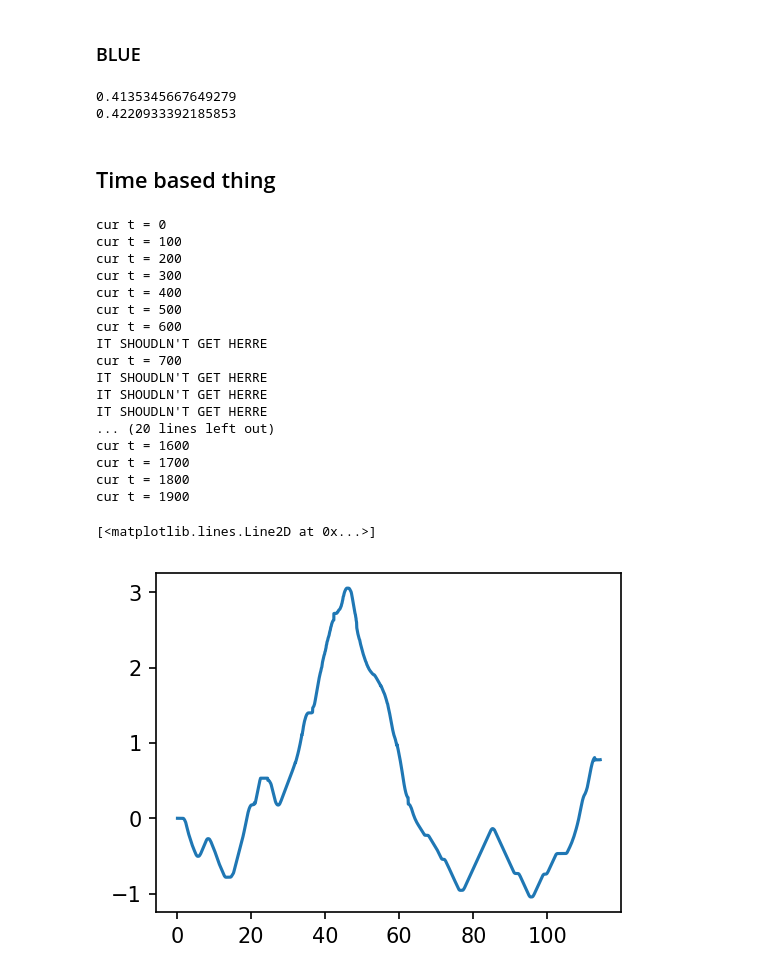
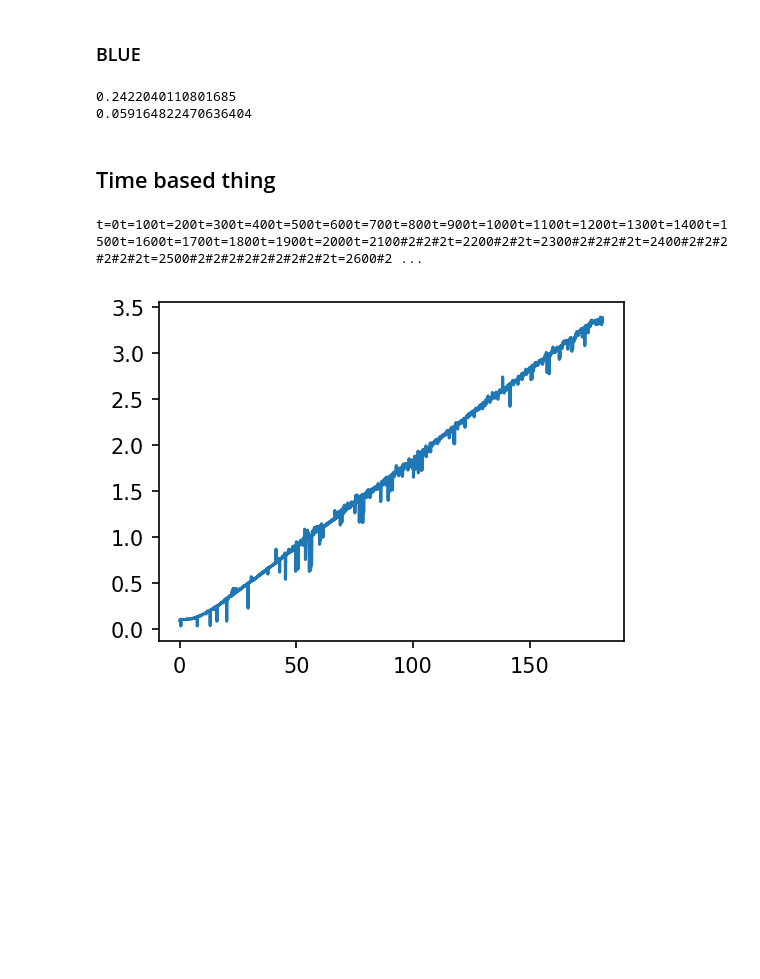
Before and after one commit to Laserbean/ENMT482_Ass1, a Jupyter notebook: Assignment1.ipynb, the cells around one changed output. Drawn from its saved outputs; the diff is of its cells as text; code cells hidden in the pictures; blank space fills up the shorter version.

```diff
--- a/Assignment1.ipynb
+++ b/Assignment1.ipynb
@@ -317,17 +317,17 @@ X_now = lambda x_prev, u_prev, dt: x_prev + g(x_prev, u_prev, dt) #+ Wcur
 # %%
 
-# filename = 'training2.csv'
-# data2 = np.loadtxt(filename, delimiter=',', skiprows=1)
+filename = 'training2.csv'
+data2 = np.loadtxt(filename, delimiter=',', skiprows=1)
 
-# # Split into columns
-# index, time, range_, velocity_command, raw_ir1, raw_ir2, raw_ir3, raw_ir4, sonar1, sonar2 = data2.T
+# Split into columns
+index, time, range_, velocity_command, raw_ir1, raw_ir2, raw_ir3, raw_ir4, sonar1, sonar2 = data2.T
 # %%
 
-filename = 'test.csv'
-data2 = np.loadtxt(filename, delimiter=',', skiprows=1)
+# filename = 'test.csv'
+# data2 = np.loadtxt(filename, delimiter=',', skiprows=1)
 
-# Split into columns
-index, time, velocity_command, raw_ir1, raw_ir2, raw_ir3, raw_ir4, sonar1, sonar2 = data2.T
+# # Split into columns
+# index, time, velocity_command, raw_ir1, raw_ir2, raw_ir3, raw_ir4, sonar1, sonar2 = data2.T
 # %% [markdown]
 ## next
 # %%
@@ -685,8 +685,8 @@ if (not g_2ir4 == None):
 g_blue = topsum / totalvar
 print(g_blue)
 # %% [output]
-0.4135345667649279
-0.4220933392185853
+0.2422040110801685
+0.059164822470636404
 # %% [markdown]
 ## Time based thing
 # %%
@@ -699,26 +699,31 @@ g_blue = 0
 
 x_estimate = np.array([0])
 x_now = 0
+x_prev = 0
 
-tooFar = 0.1
-for t in range(0, len(time)):
+tooFar = 0.3
+theend = len(time)-1
+for t in range(0, theend): #len(time)
     if (np.mod(t, 100) == 0) :
-        print(f"cur t = {t}")
+        print(f"t={t}", end = "")
 
 
     totalvar = 0
     topsum = 0
 
     x_now = X_now(g_blue, velocity_command[t-1], dt   )#   , W(x_estimate[i-1], command[i-1], dt))
-    x_estimate = np.append(x_estimate, x_now)
 
-    topsum += x_now/W_var
-    totalvar += 1/W_var
+    # x_estimate = np.append(x_estimate, x_now)
+
+    if not np.isnan(x_now):
+        topsum += x_now/W_var
+        totalvar += 1/W_var
 
 
 
     g_sonar, _= invertH(h_sn1, sonar1[t])
     varsn1 = var_x_sn1[findIndex2(g_sonar, xaxis_sn1)]
+    # varsn1 = 0.8
 
     if (np.abs(g_blue - g_sonar) < tooFar):
         topsum += g_sonar/varsn1
@@ -733,68 +738,52 @@ for t in range(0, len(time)):
     #         g_1ir3 = None
 
     if (not g_1ir3 == None and np.abs(g_blue - g_1ir3) < tooFar):
-        # varir31 = var_x_ir3[findIndex2(g_1ir3, xaxis_ir3)]
-        varir31 = 0.5
+        varir31 = var_x_ir3[findIndex2(g_1ir3, xaxis_ir3)]
+        # varir31 = 0.5
         topsum += g_1ir3/varir31
         totalvar += 1/varir31
 
     if (not g_2ir3 == None and np.abs(g_blue - g_2ir3) < tooFar):
-        # varir32 = var_x_ir3[findIndex2(g_2ir3, xaxis_ir3)]
-        varir32 = 0.5
+        varir32 = var_x_ir3[findIndex2(g_2ir3, xaxis_ir3)]
+        # varir32 = 0.5
         topsum += g_2ir3/varir32
         totalvar += 1/varir32
 
     g_1ir4, g_2ir4 = ambInvertH(h_ir4, raw_ir4[t], mid=0.44)
 
     # if (not g_1ir4 == None and not g_2ir4 == None):
     #     if np.abs(g_1ir4 -g_blue) < np.abs(g_2ir4 -g_blue):
     #         g_2ir4 = None
     #     else:
     #         g_1ir4 = None
 
 
 
     if (not g_1ir4 == None and np.abs(g_blue - g_1ir4) < tooFar):
-        # varir41 = var_x_ir4[findIndex2(g_1ir4, xaxis_ir4)]
-        varir41 = 0.5
+        varir41 = var_x_ir4[findIndex2(g_1ir4, xaxis_ir4)]
+        # varir41 = 0.5
         topsum += g_1ir4/varir41
         totalvar += 1/varir41
     if (not g_2ir4 == None and np.abs(g_blue - g_2ir4) < tooFar):
-        # varir42 = var_x_ir4[findIndex2(g_2ir4, xaxis_ir4)]
-        varir42 =0.5
+        varir42 = var_x_ir4[findIndex2(g_2ir4, xaxis_ir4)]
+        # varir42 =0.5
         topsum += g_2ir4/varir42
 
         totalvar += 1/varir42
 
     if (totalvar != 0):
         g_blue = topsum / totalvar
 
     range_est = np.append(range_est, g_blue)
 
 
 
     # print(g_blue)
 plt.figure(figsize=(4,3), dpi = 150 )
-plt.plot(time, range_est)
+plt.plot(time[0:theend], range_est)
+print(time[theend])
 # %% [output]
-cur t = 0
-cur t = 100
-cur t = 200
-cur t = 300
-cur t = 400
-cur t = 500
-cur t = 600
-IT SHOUDLN'T GET HERRE
-cur t = 700
-IT SHOUDLN'T GET HERRE
-IT SHOUDLN'T GET HERRE
-IT SHOUDLN'T GET HERRE
-... (20 lines left out)
-cur t = 1600
-cur t = 1700
-cur t = 1800
-cur t = 1900
+t=0t=100t=200t=300t=400t=500t=600t=700t=800t=900t=1000t=1100t=1200t=1300t=1400t=1500t=1600t=1700t=1800t=1900t=2000t=2100#2#2#2t=2200#2#2t=2300#2#2#2#2t=2400#2#2#2#2#2#2t=2500#2#2#2#2#2#2#2#2#2t=2600#2 ...
-[<matplotlib.lines.Line2D at 0x...>]
-[figure, old version]
+[figure, new version]
 # %%
 plt.figure(figsize=(4,3), dpi = 150 )
```
Also changed, not shown: parts of 9 cells of this notebook.
